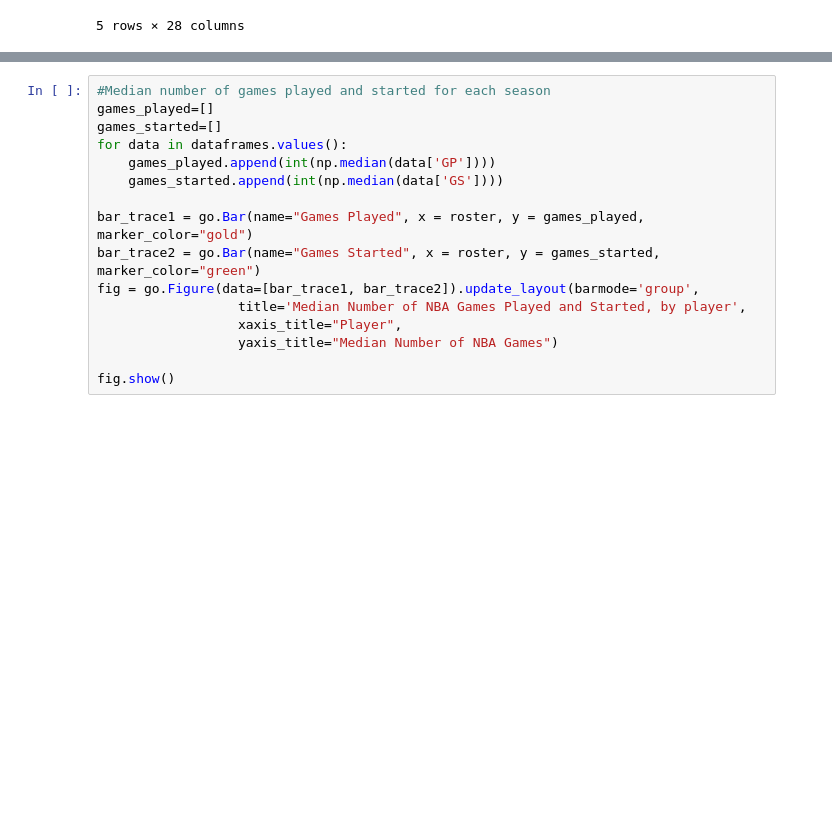
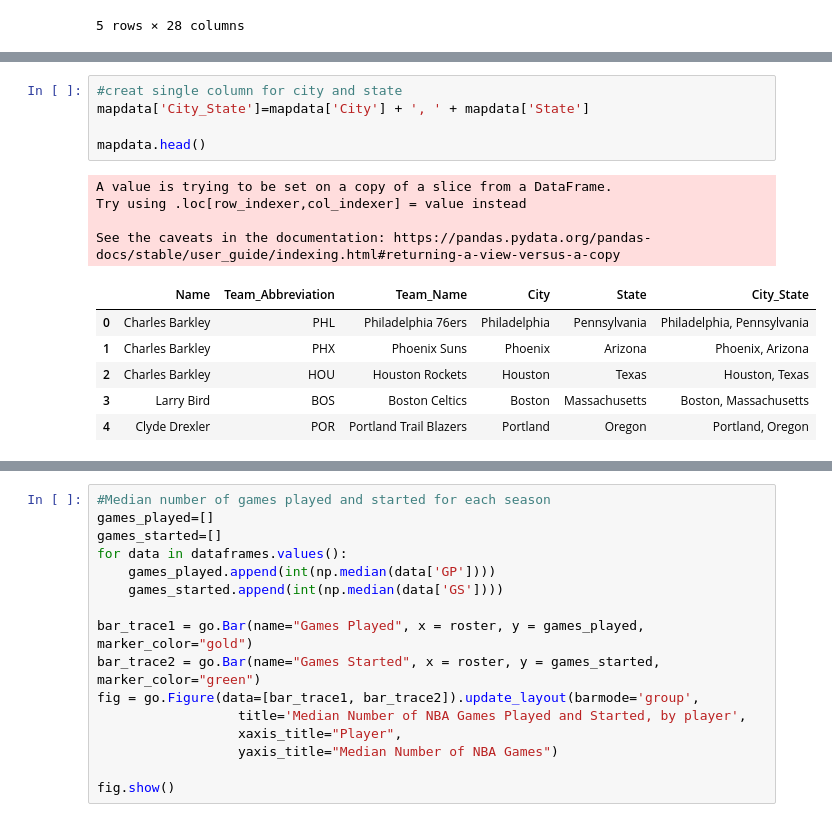
Before and after one commit to e-harrell/dreamteam92, a Jupyter notebook: project notebook.ipynb, the cells around one changed output, grey strips where cells are left out. Drawn from its saved outputs; the diff is of its cells as text; blank space fills up the shorter version.

```diff
--- a/project notebook.ipynb
+++ b/project notebook.ipynb
@@ -236,0 +327,16 @@ mapdata
+# %%
+#creat single column for city and state
+mapdata['City_State']=mapdata['City'] + ', ' + mapdata['State']
+
+mapdata.head()
+# %% [output]
+A value is trying to be set on a copy of a slice from a DataFrame.
+Try using .loc[row_indexer,col_indexer] = value instead
+
+See the caveats in the documentation: https://pandas.pydata.org/pandas-docs/stable/user_guide/indexing.html#returning-a-view-versus-a-copy
+|  | Name | Team_Abbreviation | Team_Name | City | State | City_State |
+| 0 | Charles Barkley | PHL | Philadelphia 76ers | Philadelphia | Pennsylvania | Philadelphia, Pennsylvania |
+| 1 | Charles Barkley | PHX | Phoenix Suns | Phoenix | Arizona | Phoenix, Arizona |
+| 2 | Charles Barkley | HOU | Houston Rockets | Houston | Texas | Houston, Texas |
+| 3 | Larry Bird | BOS | Boston Celtics | Boston | Massachusetts | Boston, Massachusetts |
+| 4 | Clyde Drexler | POR | Portland Trail Blazers | Portland | Oregon | Portland, Oregon |
```
Also changed, not shown: parts of 11 cells of this notebook.
